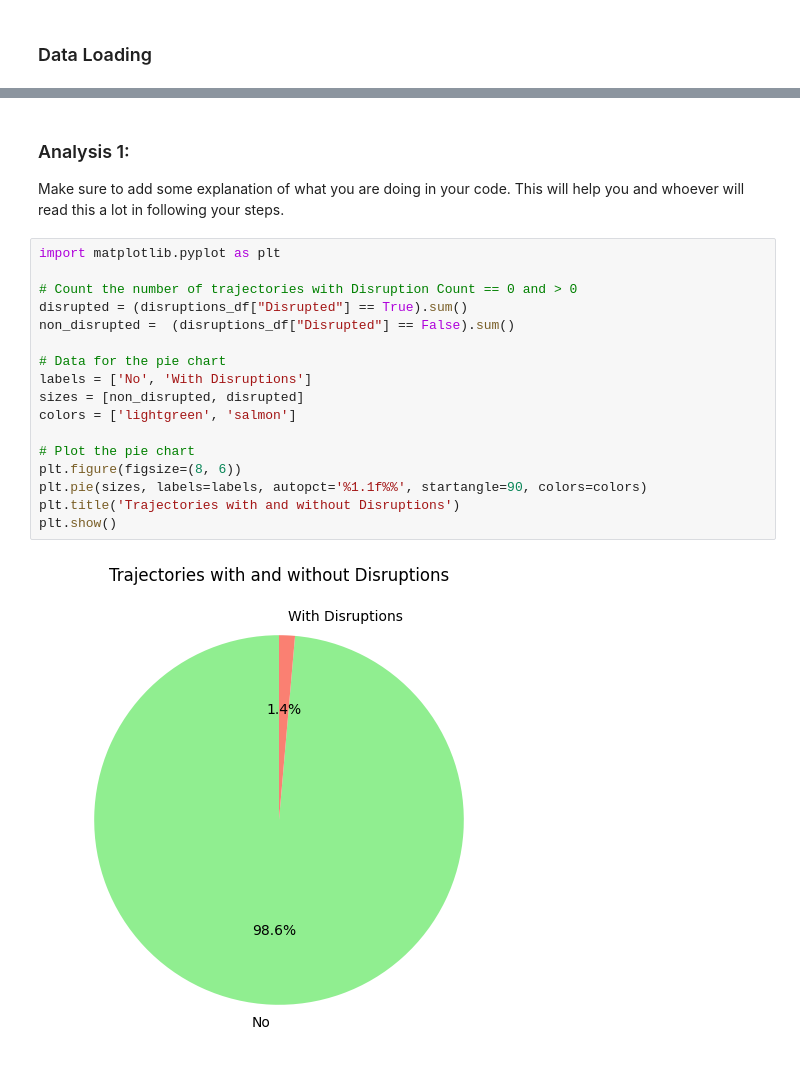
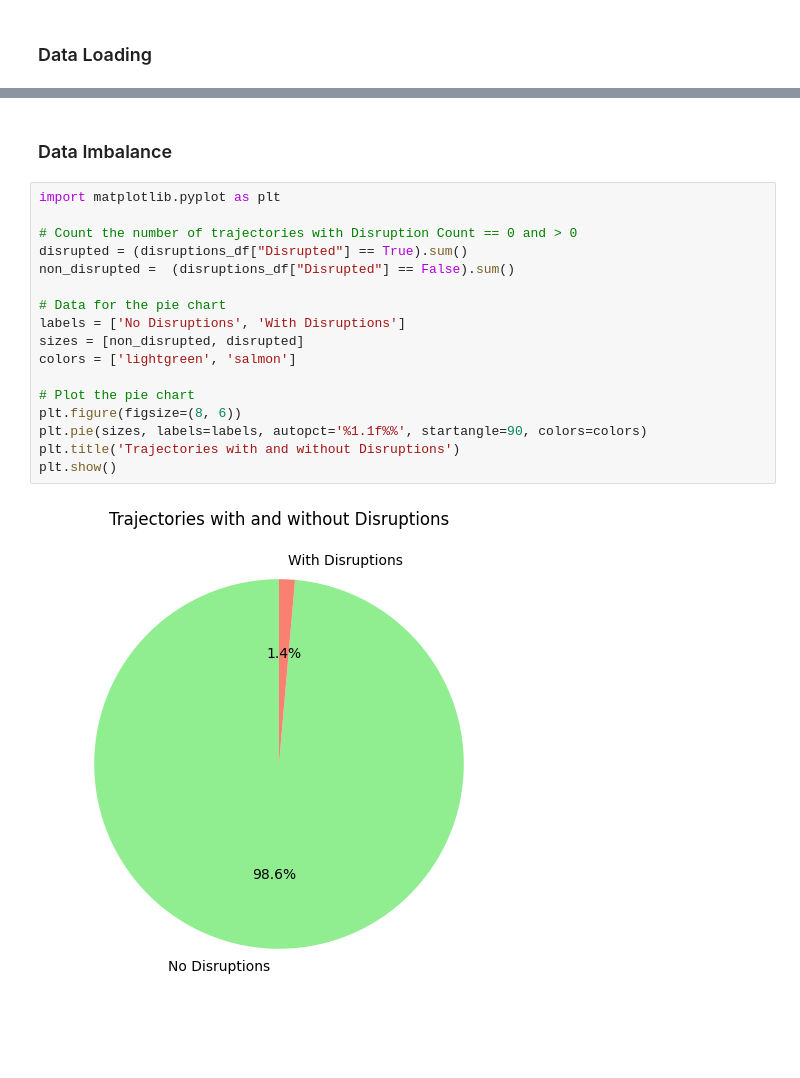
Before and after one commit to Brebber/Thesis, a Jupyter notebook: MSc-Thesis-Brent/NS-Disruptions-2025/exploratory-data-analysis/Exploratory Data Analysis.ipynb, the cells around one changed output, grey strips where cells are left out. Saved outputs shown, nothing was run; the diff lists cells and outputs as text; blank space fills up the shorter version.

```diff
--- a/MSc-Thesis-Brent/NS-Disruptions-2025/exploratory-data-analysis/Exploratory Data Analysis.ipynb
+++ b/MSc-Thesis-Brent/NS-Disruptions-2025/exploratory-data-analysis/Exploratory Data Analysis.ipynb
@@ -56,22 +40,21 @@ disruptions_df
 # %% [markdown]
-### Analysis 1:
-Make sure to add some explanation of what you are doing in your code. This will help you and whoever will read this a lot in following your steps.
+### Data Imbalance
 # %%
 import matplotlib.pyplot as plt
 
 # Count the number of trajectories with Disruption Count == 0 and > 0
 disrupted = (disruptions_df["Disrupted"] == True).sum()
 non_disrupted =  (disruptions_df["Disrupted"] == False).sum()
 
 # Data for the pie chart
-labels = ['No', 'With Disruptions']
+labels = ['No Disruptions', 'With Disruptions']
 sizes = [non_disrupted, disrupted]
 colors = ['lightgreen', 'salmon']
 
 # Plot the pie chart
 plt.figure(figsize=(8, 6))
 plt.pie(sizes, labels=labels, autopct='%1.1f%%', startangle=90, colors=colors)
 plt.title('Trajectories with and without Disruptions')
 plt.show()
 # %% [output]
-[figure, old version]
+[figure, new version]
```
Also changed, not shown: parts of 15 cells of this notebook, 2 other files.
